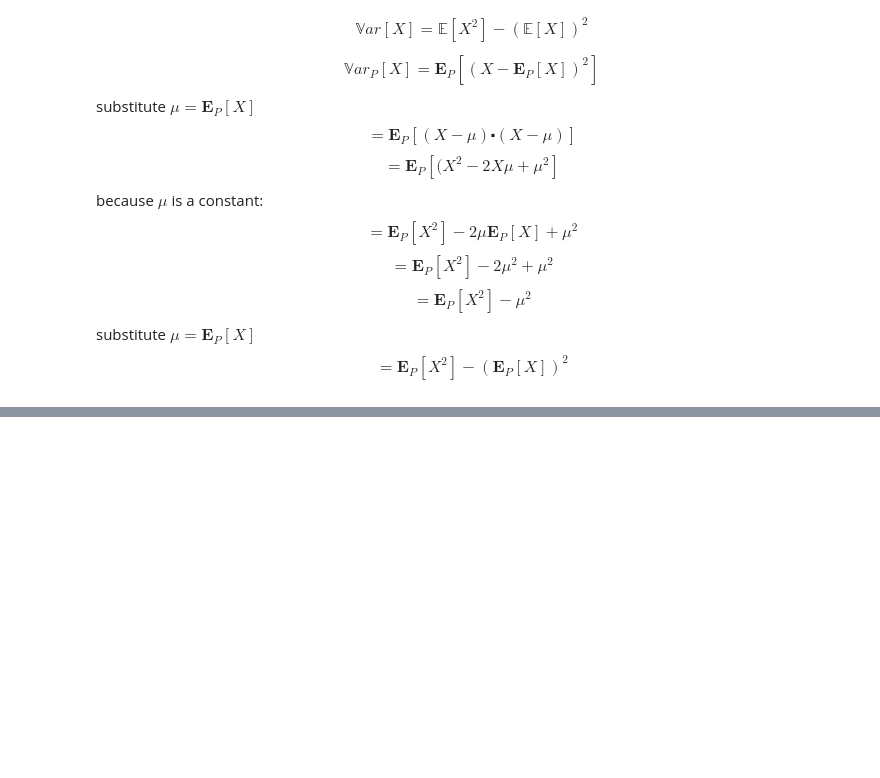
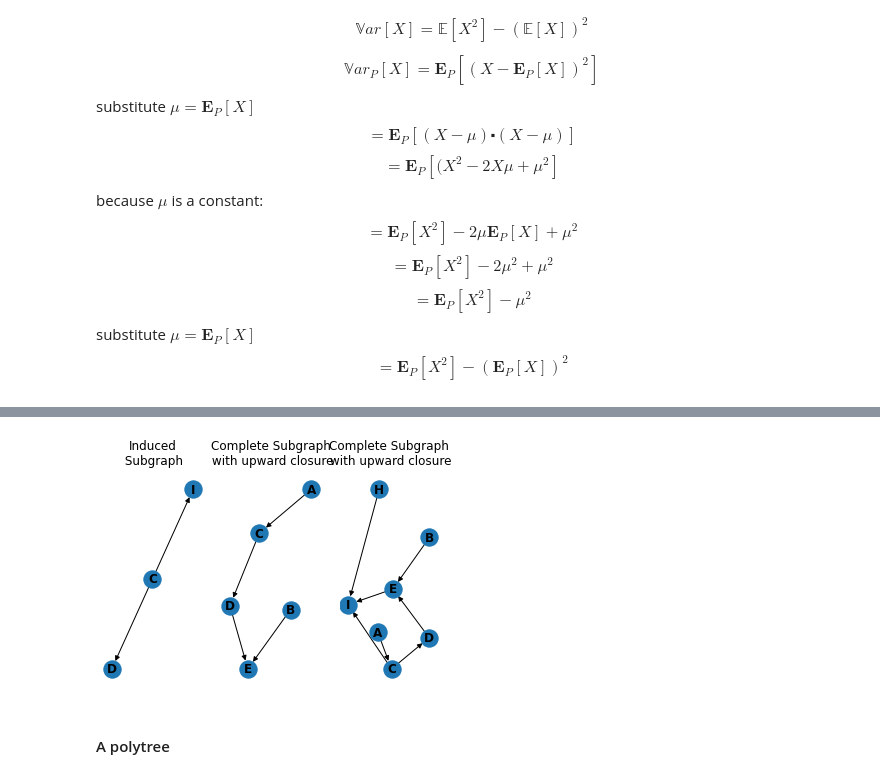
Before and after one commit to SmilodonCub/ML4VS, a Jupyter notebook: ProbabilistiGraphModels_Notes.ipynb, the cells around one changed output, grey strips where cells are left out. Drawn from its saved outputs; the diff is of its cells as text; code cells hidden in the pictures; blank space fills up the shorter version.

```diff
--- a/ProbabilistiGraphModels_Notes.ipynb
+++ b/ProbabilistiGraphModels_Notes.ipynb
@@ -290,0 +384,19 @@ $$ = \mathbf{E} _{P}[X^2] - (\mathbf{E} _{P}[X])^2 $$
+# %%
+#subgraphs
+import matplotlib.pyplot as plt
+subgraph2_4A = G2.subgraph( ['D','C','I'] )
+plt.subplot( 1,3,1 )
+nx.draw( subgraph2_4A, with_labels=True, font_weight='bold' )
+plt.title( 'Induced\n Subgraph' )
+subgraph2_4B = G2.subgraph( ['A','D','C','B','E'] )
+plt.subplot( 1,3,2 )
+nx.draw( subgraph2_4B, with_labels=True, font_weight='bold' )
+plt.title( 'Complete Subgraph\n with upward closure' )
+subgraph2_4C = G2.subgraph( ['A','D','C','B','I', 'E', 'H'] )
+plt.subplot( 1,3,3 )
+nx.draw( subgraph2_4C, with_labels=True, font_weight='bold' )
+plt.title( 'Complete Subgraph\n with upward closure' );
+# %% [output]
+[figure, added]
+# %% [markdown]
+#### A polytree
```
Also changed, not shown: parts of 21 cells of this notebook.
